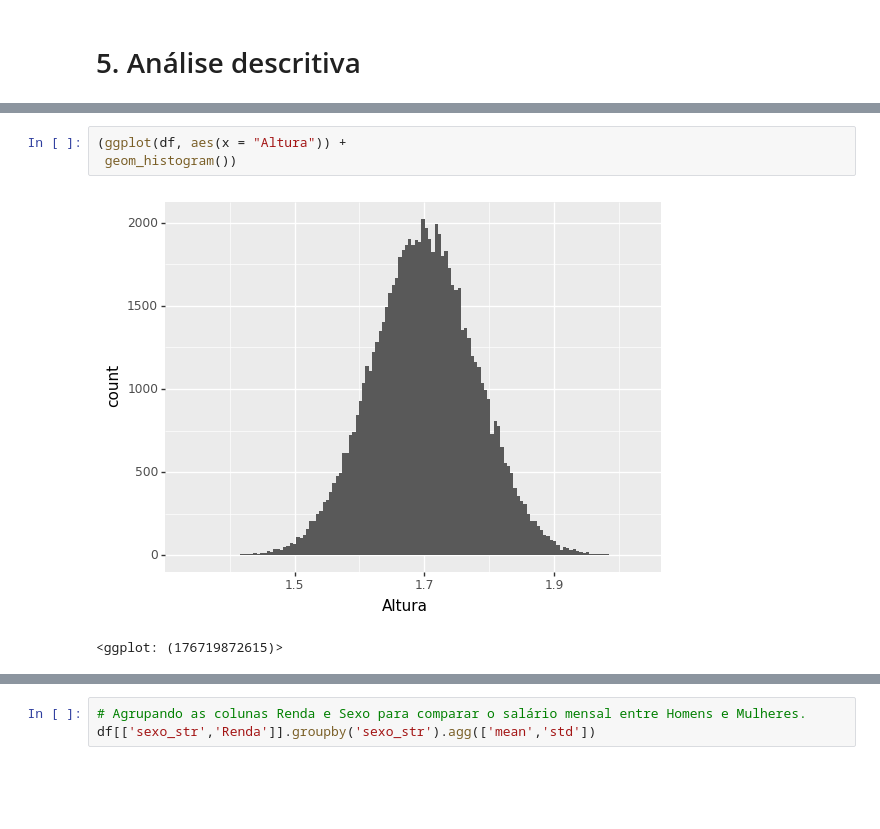
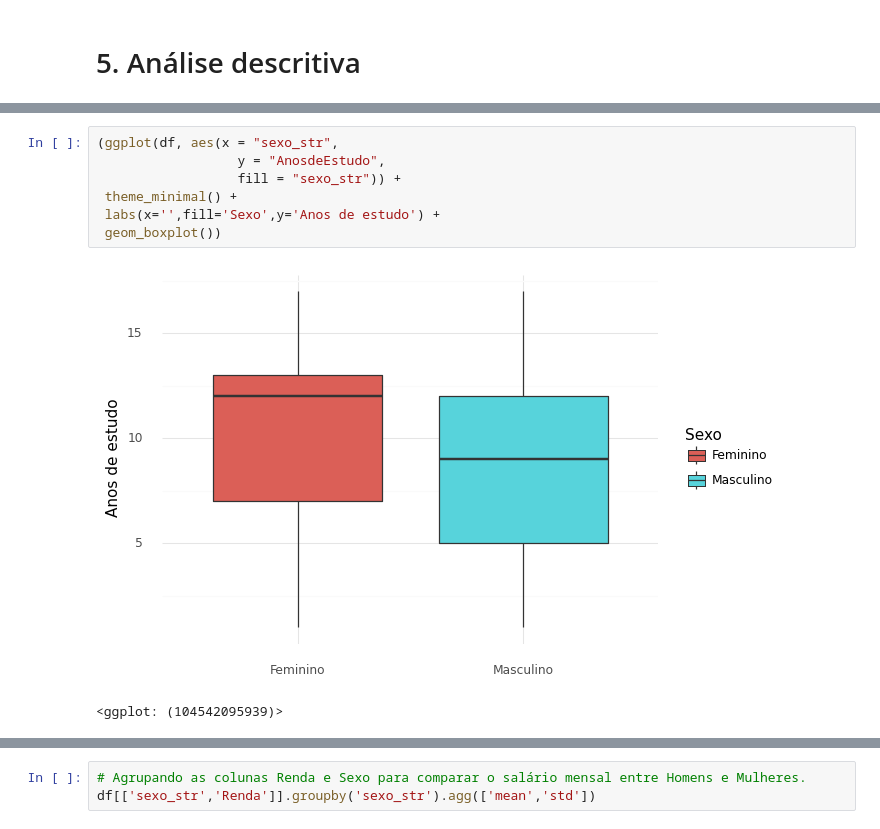
Before and after one commit to pedroogarcez/projeto_ibge, a Jupyter notebook: ibge_analise_de_dados.ipynb, the cells around one changed output, grey strips where cells are left out. Cells and saved outputs as stored; diff of their text form; blank space fills up the shorter version.

```diff
--- a/ibge_analise_de_dados.ipynb
+++ b/ibge_analise_de_dados.ipynb
@@ -137,6 +105,10 @@ df[['sexo_str','AnosdeEstudo']].groupby('sexo_str').agg(['mean','std','var'])
-# %%
-(ggplot(df, aes(x = "Altura")) +
- geom_histogram())
-# %% [output]
-[figure, removed]
-<ggplot: (176719872615)>
+# %%
+(ggplot(df, aes(x = "sexo_str",
+                  y = "AnosdeEstudo",
+                  fill = "sexo_str")) +
+ theme_minimal() +
+ labs(x='',fill='Sexo',y='Anos de estudo') +
+ geom_boxplot())
+# %% [output]
+[figure, added]
+<ggplot: (104542095939)>
```
Also changed, not shown: parts of 26 cells of this notebook.
